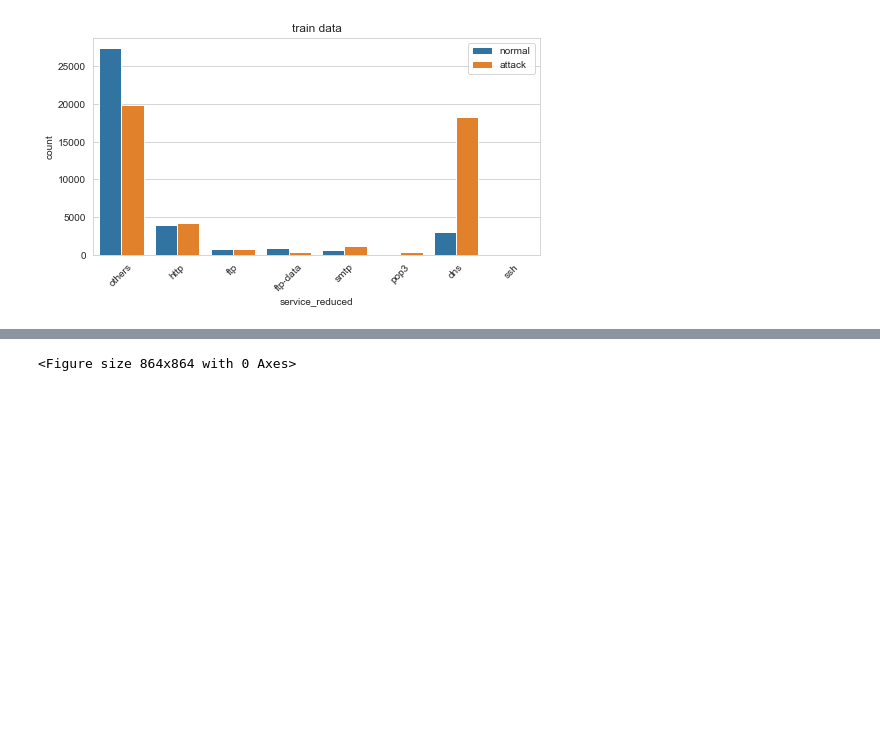
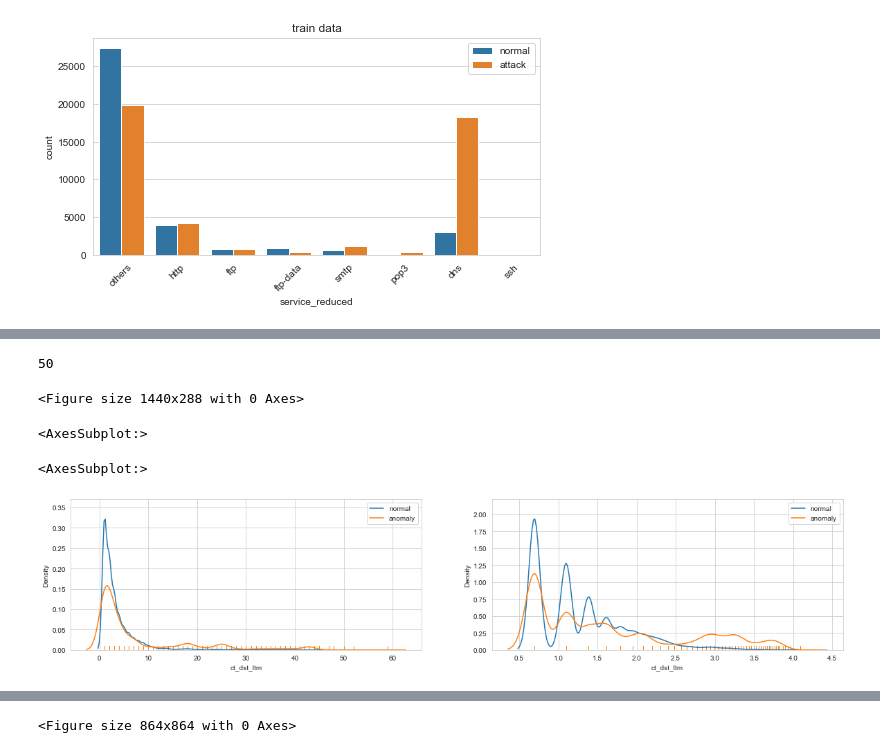
Before and after one commit to divyaKh/CMPE255Project, a Jupyter notebook: 2.EDA/Exploratory_Data_Analysis.ipynb, the cells around one changed output, grey strips where cells are left out. Cells and saved outputs as stored; diff of their text form; code cells hidden in the pictures; blank space fills up the shorter version.

```diff
--- a/2.EDA/Exploratory_Data_Analysis.ipynb
+++ b/2.EDA/Exploratory_Data_Analysis.ipynb
@@ -78,3 +65,20 @@ def col_countplot(col, train_data=train):
+# %%
+# Plotting pdf of numerical columns
+# Refer: https://www.kaggle.com/khairulislam/unsw-nb15-eda
+
+def dual_plot(col, data1=normal, data2=anomaly, label1='normal', label2='anomaly', method=None):
+    """
+    This function plots pdf of the given feature on attack and non-attck data
+    """
+    if method != None:
+        sns.set_style('whitegrid')
+        sns.distplot(data1[col].apply(method), label=label1, hist=False, rug=True)
+        sns.distplot(data2[col].apply(method), label=label2, hist=False, rug=True)
+    else:
+        sns.set_style('whitegrid')
+        sns.distplot(data1[col], label=label1, hist=False, rug=True)
+        sns.distplot(data2[col], label=label2, hist=False, rug=True)
+    plt.legend()
 # %%
 def reduce_column(s, to_keep):
     """
@@ -225,0 +271,17 @@ col_countplot('service_reduced')
+# %%
+col = 'ct_dst_ltm'
+train[col].nunique()
+# %% [output]
+50
+# %%
+plt.figure(figsize=(20,4))
+plt.subplot(121)
+dual_plot(col)
+plt.subplot(122)
+dual_plot(col, method=np.log1p)
+plt.show()
+# %% [output]
+<Figure size 1440x288 with 0 Axes>
+<AxesSubplot:>
+<AxesSubplot:>
+[figure, added]
```
Also changed, not shown: parts of 55 cells of this notebook.
